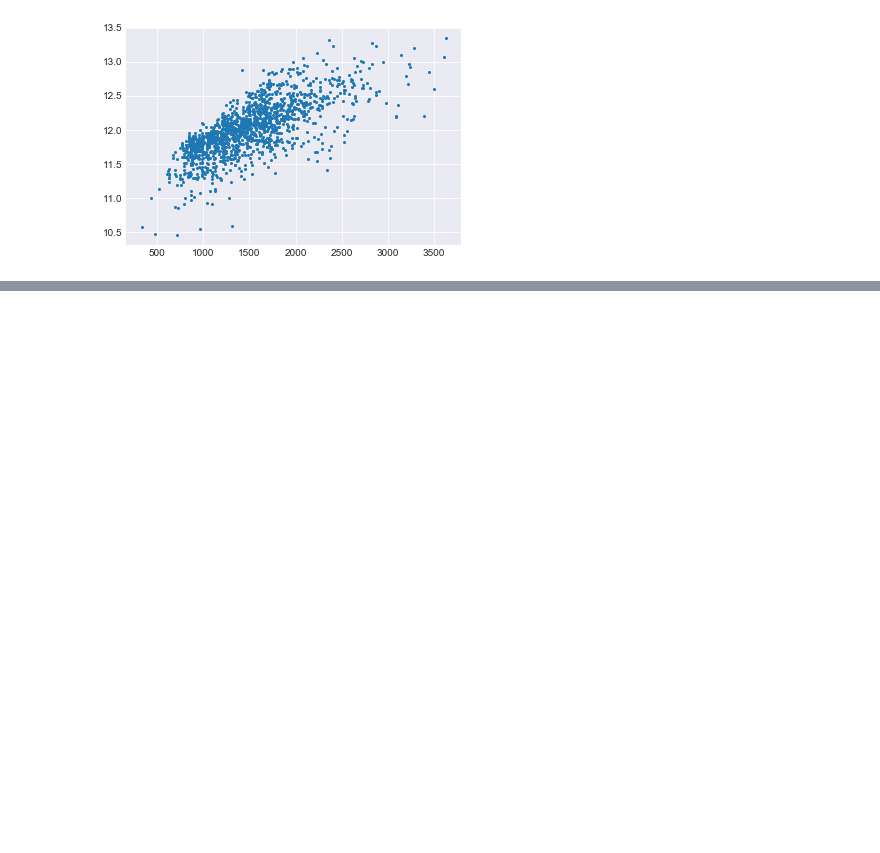
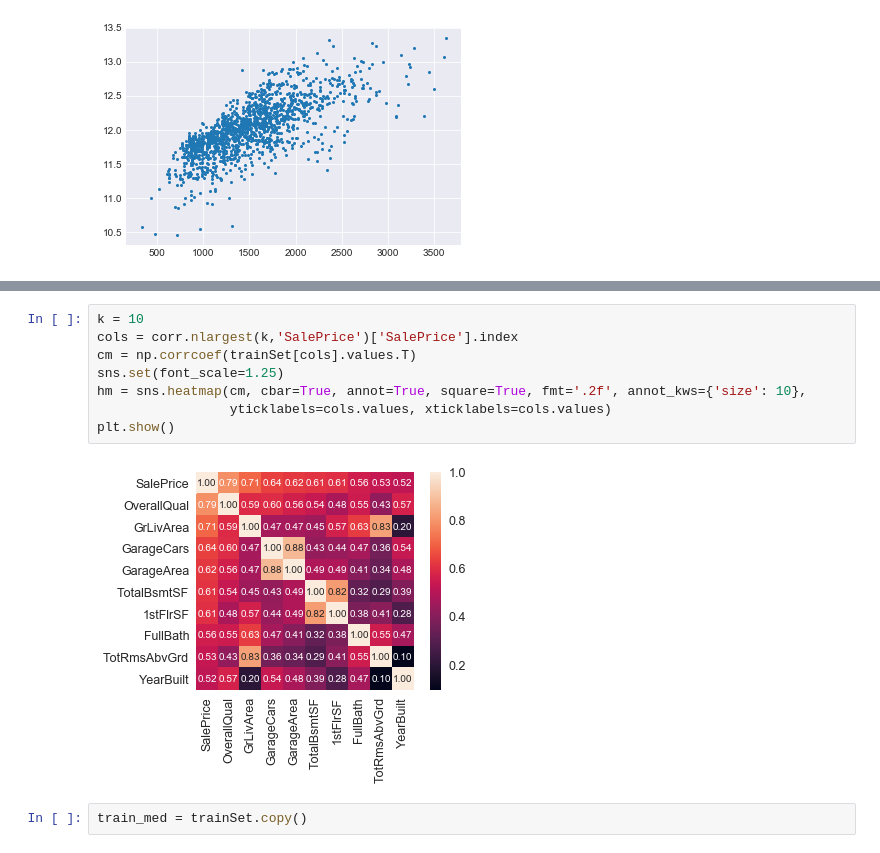
Before and after one commit to zhongzishi/Python-learning-notebooks, a Jupyter notebook: Kaggle/House Pricing/House Pricing.ipynb, the cells around one changed output, grey strips where cells are left out. Saved outputs shown, nothing was run; the diff lists cells and outputs as text; blank space fills up the shorter version.

```diff
--- a/Kaggle/House Pricing/House Pricing.ipynb
+++ b/Kaggle/House Pricing/House Pricing.ipynb
@@ -66,0 +95,12 @@ plt.scatter(trainSet['GrLivArea'],trainSet['SalePrice'],s=4)
+# %%
+k = 10
+cols = corr.nlargest(k,'SalePrice')['SalePrice'].index
+cm = np.corrcoef(trainSet[cols].values.T)
+sns.set(font_scale=1.25)
+hm = sns.heatmap(cm, cbar=True, annot=True, square=True, fmt='.2f', annot_kws={'size': 10},
+                 yticklabels=cols.values, xticklabels=cols.values)
+plt.show()
+# %% [output]
+[figure, added]
+# %%
+train_med = trainSet.copy()
```
Also changed, not shown: parts of 7 cells of this notebook.
